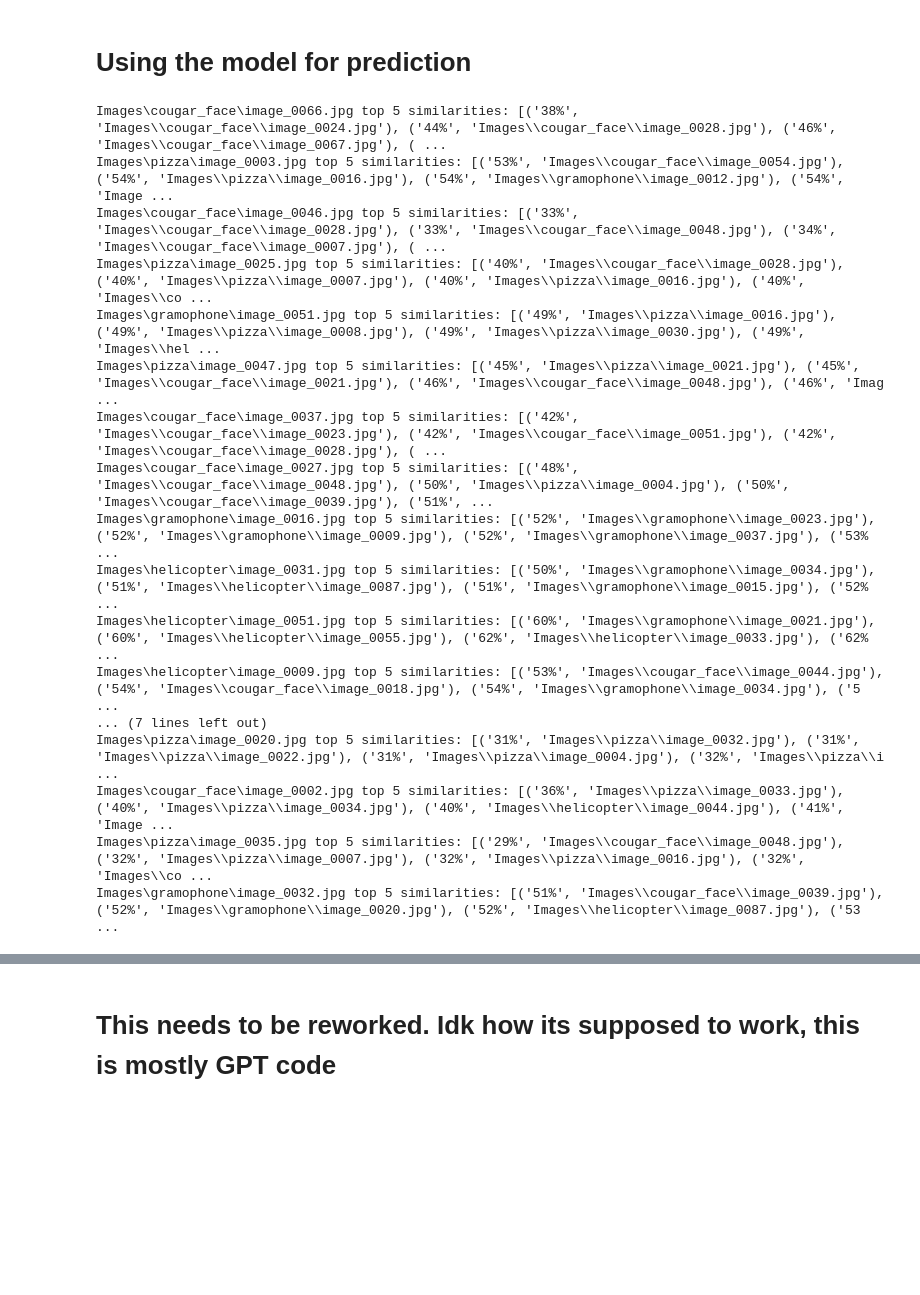
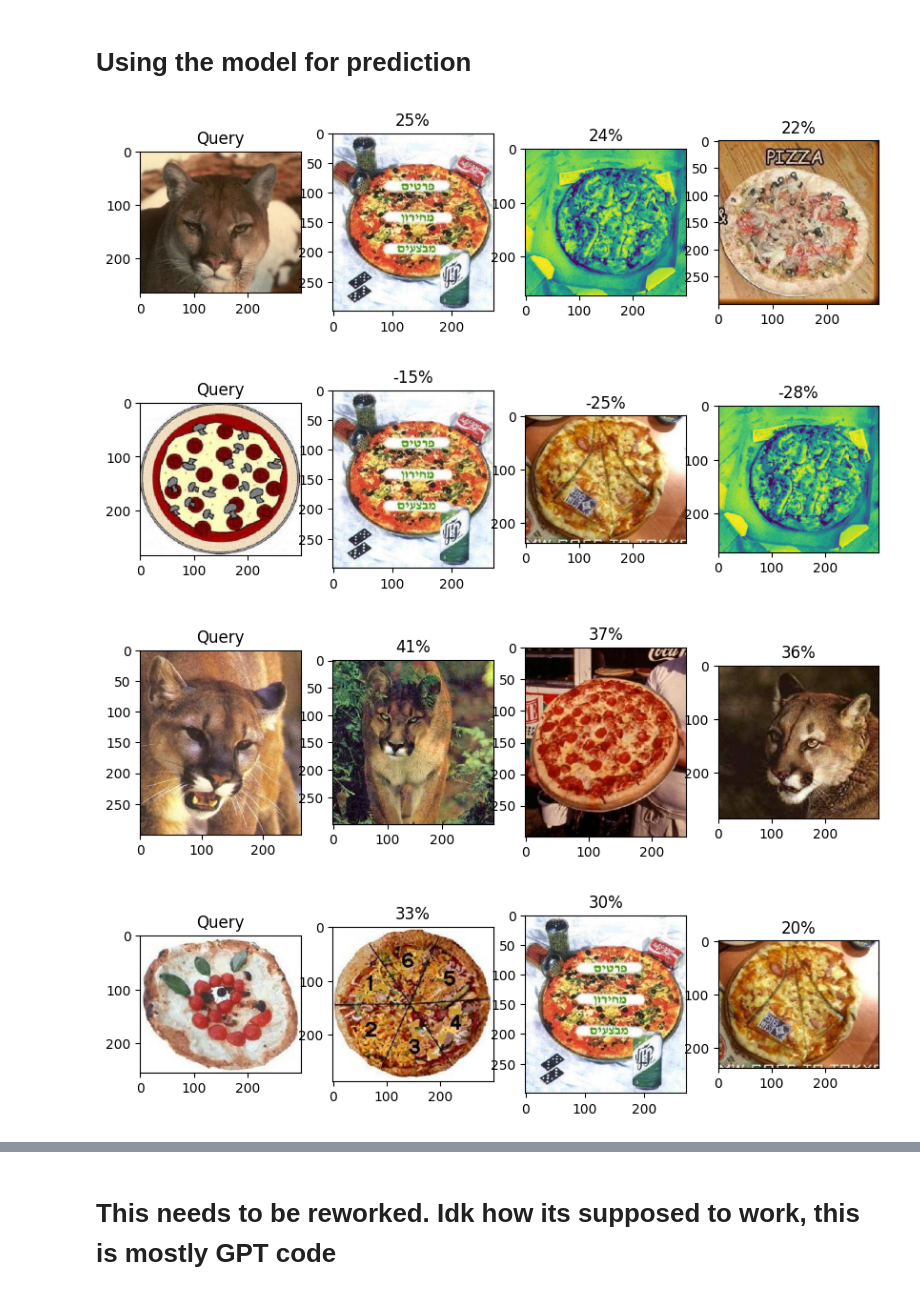
Before and after one commit to JoostKeiren/vision-and-image-processing-1, a Jupyter notebook: vip assingment 4.ipynb, the cells around one changed output, grey strips where cells are left out. Drawn from its saved outputs; the diff is of its cells as text; code cells hidden in the pictures; blank space fills up the shorter version.

Commit message:
results viz

```diff
--- a/vip assingment 4.ipynb
+++ b/vip assingment 4.ipynb
@@ -147,44 +149,43 @@ def bhattacharyya_distance(hist1, hist2):
 # %%
 # Bhattacharyya distance
 
-for jpg_path in test_img:
+for jpg_path in test_img[:5]:
     test_hist = GenDescriptorClusterHistogram(jpg_path)
     if test_hist is not None:
         similarities = []
         for train_img_idx, train_hist in enumerate(train_histograms):
             # Normalize histograms to sum to 1
             test_hist = test_hist / np.sum(test_hist)
             train_hist = train_hist / np.sum(train_hist)
             # opencv bs:
             test_hist = test_hist.astype(np.float32)
             train_hist = train_hist.astype(np.float32)
 
-            similarity = cv2.compareHist(test_hist, train_hist, cv2.HISTCMP_BHATTACHARYYA) # Bhattacharyya distance
+            similarity = cv2.compareHist(test_hist, train_hist, cv2.HISTCMP_BHATTACHARYYA) # Bhattacharyya distance in range 0-1, where 0 IS THE MOST SIMILAR
+            # similarity = cv2.compareHist(test_hist, train_hist, cv2.HISTCMP_KL_DIV) # Kullback-Leibler divergence
             similarities.append((similarity, train_img_idx))
 
         # Convert to numpy array for sorting
         similarities = np.array(similarities, dtype=[('similarity', float), ('index', int)])
         # Sort by similarity
         similarities.sort(order='similarity')
         top_n = 3
-        similarities = similarities[:top_n]
+        # similarities = similarities[:top_n]
 
-        print(f'{jpg_path} top {top_n} similarities:', list(map(lambda x: (f'{round(x[0] * 100)}%', train_imgs[x[1]]), similarities)))
+        # display the results:
+        fig, axis = plt.subplots(1, top_n + 1)
+        fig.set_figwidth(10)
+        # query image
+        axis[0].title.set_text('Query')
+        axis[0].imshow(mpimg.imread(jpg_path))
+        # predictions
+        for i in range(top_n):
+            axis[i+1].title.set_text(f'{100 - round(similarities[i][0] * 100)}%')
+            axis[i+1].imshow(mpimg.imread(train_imgs[similarities[i][1]]))
+
+        # print(f'{jpg_path} top {top_n} similarities:', list(map(lambda x: (f'{round(x[0] * 100)}%', train_imgs[x[1]]), similarities)))
 # %% [output]
-Images\cougar_face\image_0066.jpg top 5 similarities: [('38%', 'Images\\cougar_face\\image_0024.jpg'), ('44%', 'Images\\cougar_face\\image_0028.jpg'), ('46%', 'Images\\cougar_face\\image_0067.jpg'), ( ...
-Images\pizza\image_0003.jpg top 5 similarities: [('53%', 'Images\\cougar_face\\image_0054.jpg'), ('54%', 'Images\\pizza\\image_0016.jpg'), ('54%', 'Images\\gramophone\\image_0012.jpg'), ('54%', 'Image ...
-Images\cougar_face\image_0046.jpg top 5 similarities: [('33%', 'Images\\cougar_face\\image_0028.jpg'), ('33%', 'Images\\cougar_face\\image_0048.jpg'), ('34%', 'Images\\cougar_face\\image_0007.jpg'), ( ...
-Images\pizza\image_0025.jpg top 5 similarities: [('40%', 'Images\\cougar_face\\image_0028.jpg'), ('40%', 'Images\\pizza\\image_0007.jpg'), ('40%', 'Images\\pizza\\image_0016.jpg'), ('40%', 'Images\\co ...
-Images\gramophone\image_0051.jpg top 5 similarities: [('49%', 'Images\\pizza\\image_0016.jpg'), ('49%', 'Images\\pizza\\image_0008.jpg'), ('49%', 'Images\\pizza\\image_0030.jpg'), ('49%', 'Images\\hel ...
-Images\pizza\image_0047.jpg top 5 similarities: [('45%', 'Images\\pizza\\image_0021.jpg'), ('45%', 'Images\\cougar_face\\image_0021.jpg'), ('46%', 'Images\\cougar_face\\image_0048.jpg'), ('46%', 'Imag ...
-Images\cougar_face\image_0037.jpg top 5 similarities: [('42%', 'Images\\cougar_face\\image_0023.jpg'), ('42%', 'Images\\cougar_face\\image_0051.jpg'), ('42%', 'Images\\cougar_face\\image_0028.jpg'), ( ...
-Images\cougar_face\image_0027.jpg top 5 similarities: [('48%', 'Images\\cougar_face\\image_0048.jpg'), ('50%', 'Images\\pizza\\image_0004.jpg'), ('50%', 'Images\\cougar_face\\image_0039.jpg'), ('51%', ...
-Images\gramophone\image_0016.jpg top 5 similarities: [('52%', 'Images\\gramophone\\image_0023.jpg'), ('52%', 'Images\\gramophone\\image_0009.jpg'), ('52%', 'Images\\gramophone\\image_0037.jpg'), ('53% ...
-Images\helicopter\image_0031.jpg top 5 similarities: [('50%', 'Images\\gramophone\\image_0034.jpg'), ('51%', 'Images\\helicopter\\image_0087.jpg'), ('51%', 'Images\\gramophone\\image_0015.jpg'), ('52% ...
-Images\helicopter\image_0051.jpg top 5 similarities: [('60%', 'Images\\gramophone\\image_0021.jpg'), ('60%', 'Images\\helicopter\\image_0055.jpg'), ('62%', 'Images\\helicopter\\image_0033.jpg'), ('62% ...
-Images\helicopter\image_0009.jpg top 5 similarities: [('53%', 'Images\\cougar_face\\image_0044.jpg'), ('54%', 'Images\\cougar_face\\image_0018.jpg'), ('54%', 'Images\\gramophone\\image_0034.jpg'), ('5 ...
-... (7 lines left out)
-Images\pizza\image_0020.jpg top 5 similarities: [('31%', 'Images\\pizza\\image_0032.jpg'), ('31%', 'Images\\pizza\\image_0022.jpg'), ('31%', 'Images\\pizza\\image_0004.jpg'), ('32%', 'Images\\pizza\\i ...
-Images\cougar_face\image_0002.jpg top 5 similarities: [('36%', 'Images\\pizza\\image_0033.jpg'), ('40%', 'Images\\pizza\\image_0034.jpg'), ('40%', 'Images\\helicopter\\image_0044.jpg'), ('41%', 'Image ...
-Images\pizza\image_0035.jpg top 5 similarities: [('29%', 'Images\\cougar_face\\image_0048.jpg'), ('32%', 'Images\\pizza\\image_0007.jpg'), ('32%', 'Images\\pizza\\image_0016.jpg'), ('32%', 'Images\\co ...
-Images\gramophone\image_0032.jpg top 5 similarities: [('51%', 'Images\\cougar_face\\image_0039.jpg'), ('52%', 'Images\\gramophone\\image_0020.jpg'), ('52%', 'Images\\helicopter\\image_0087.jpg'), ('53 ...
+[figure, added]
+[figure, added]
+[figure, added]
+[figure, added]
```
Also changed, not shown: parts of 2 cells of this notebook, 1 other file.
